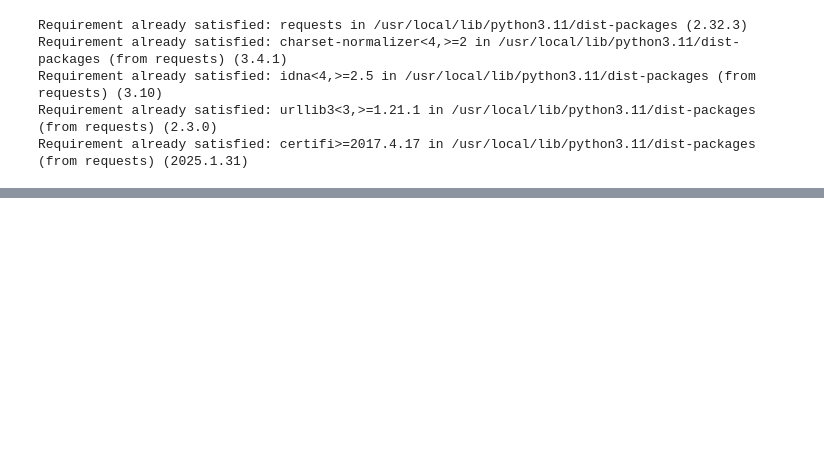
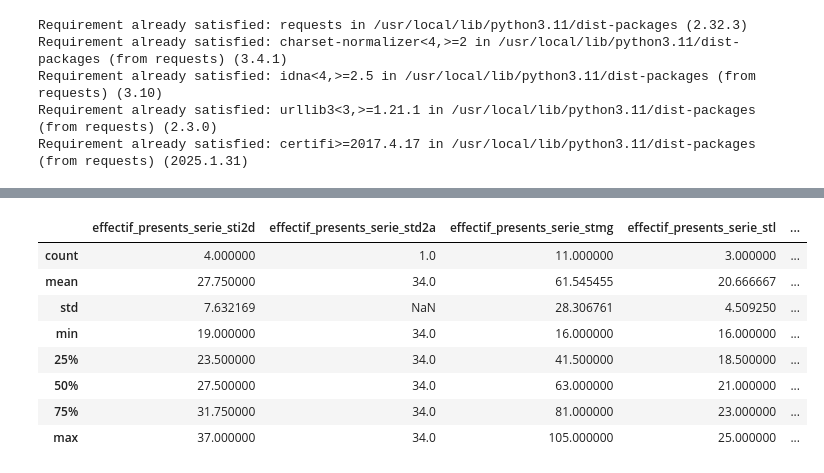
Before and after one commit to akhythmetic/EDUCLASH, a Jupyter notebook: Educlash.ipynb, the cells around one changed output, grey strips where cells are left out. Cells and saved outputs as stored; diff of their text form; code cells hidden in the pictures; blank space fills up the shorter version.

```diff
--- a/Educlash.ipynb
+++ b/Educlash.ipynb
@@ -38,0 +48,12 @@ else:
+# %%
+df_lycee_ancien.describe()
+# %% [output]
+|  | effectif_presents_serie_sti2d | effectif_presents_serie_std2a | effectif_presents_serie_stmg | effectif_presents_serie_stl | ... |
+| count | 4.000000 | 1.0 | 11.000000 | 3.000000 | ... |
+| mean | 27.750000 | 34.0 | 61.545455 | 20.666667 | ... |
+| std | 7.632169 | NaN | 28.306761 | 4.509250 | ... |
+| min | 19.000000 | 34.0 | 16.000000 | 16.000000 | ... |
+| 25% | 23.500000 | 34.0 | 41.500000 | 18.500000 | ... |
+| 50% | 27.500000 | 34.0 | 63.000000 | 21.000000 | ... |
+| 75% | 31.750000 | 34.0 | 81.000000 | 23.000000 | ... |
+| max | 37.000000 | 34.0 | 105.000000 | 25.000000 | ... |
```
Also changed, not shown: parts of 15 cells of this notebook.
